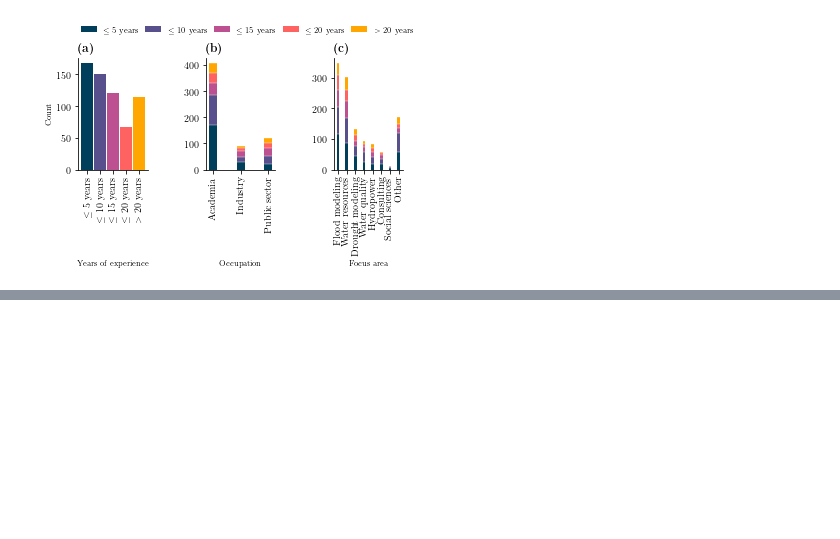
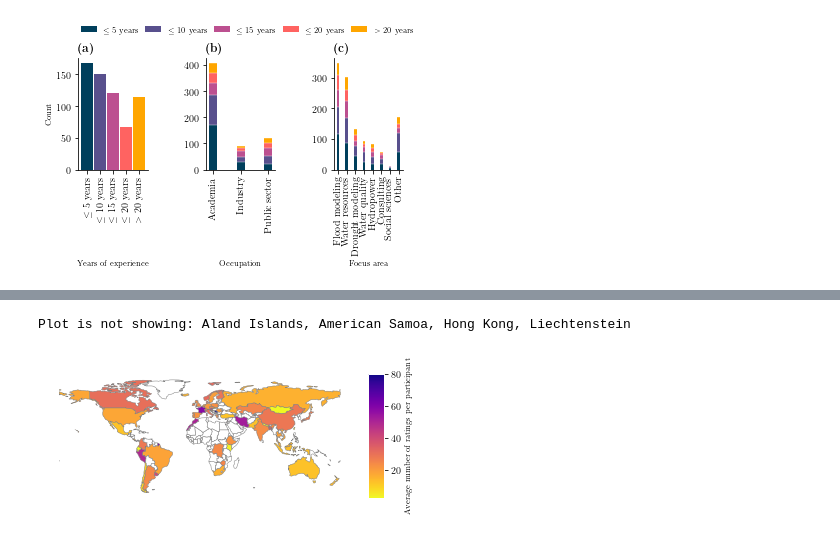
Before and after one commit to gauchm/rate-my-hydrograph, a Jupyter notebook: rmh-meta-stats.ipynb, the cells around one changed output, grey strips where cells are left out. Drawn from its saved outputs; the diff is of its cells as text; code cells hidden in the pictures; blank space fills up the shorter version.

```diff
--- a/rmh-meta-stats.ipynb
+++ b/rmh-meta-stats.ipynb
@@ -231,0 +233,25 @@ Plot is not showing: Aland Islands, American Samoa, Hong Kong, Liechtenstein
+# %%
+# Map of ratings per user
+fig, ax = plt.subplots(1, 1, figsize=(mm_to_inch(139), mm_to_inch(70)))
+divider = make_axes_locatable(ax)
+cax = divider.append_axes("right", size="5%", pad=0.1)
+
+countries = udf.groupby("country")['n_rated_hydrographs'].mean()
+# Some countries have different names in our data vs. in geopandas.
+countries = countries.rename(country_conversion)
+world = geopandas.read_file(geopandas.datasets.get_path("naturalearth_lowres"))
+# We can't plot a few countries, but they're so tiny that it doesn't matter.
+print("Plot is not showing:", ', '.join([c for c in countries.index if c not in world["name"].values]))
+
+cpt = world.join(countries, on="name")
+# If there are no ratings, remove Antarctica to make the plot look better
+if "Antarctica" not in countries.index:
+    cpt = cpt[cpt["name"] != "Antarctica"]
+with plt.style.context(("seaborn", "ggplot")):
+    cpt.plot("n_rated_hydrographs", edgecolor="gray", vmax=80, cmap=plt.cm.plasma_r, linewidth=0.5, missing_kwds={"color": "white"}, legend=True, legend_kwds={"label": "Average number of ratings per participant"}, cax=cax, ax=ax)
+    ax.axis('off')
+    plt.tight_layout()
+plt.savefig('figures/per-user-ratings-map.pdf', bbox_inches='tight')
+# %% [output]
+Plot is not showing: Aland Islands, American Samoa, Hong Kong, Liechtenstein
+[figure, added]
```
Also changed, not shown: parts of 3 cells of this notebook, 2 other files.
